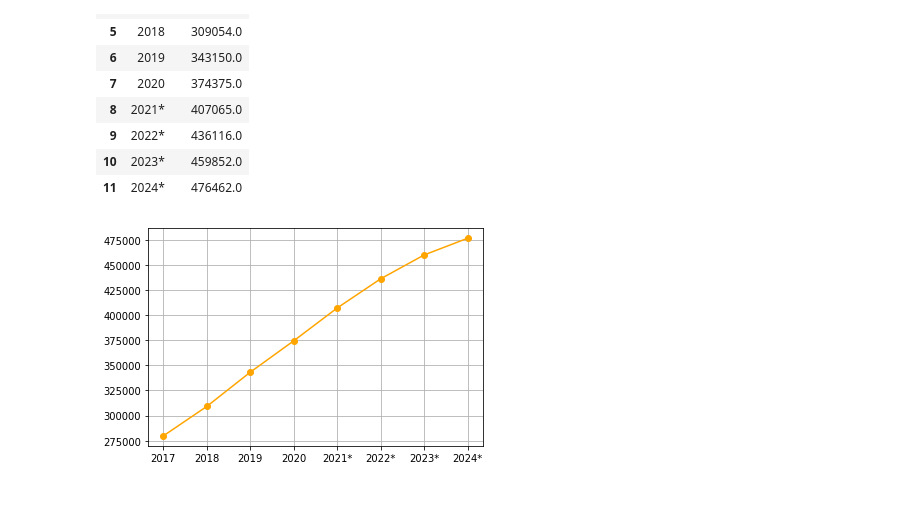
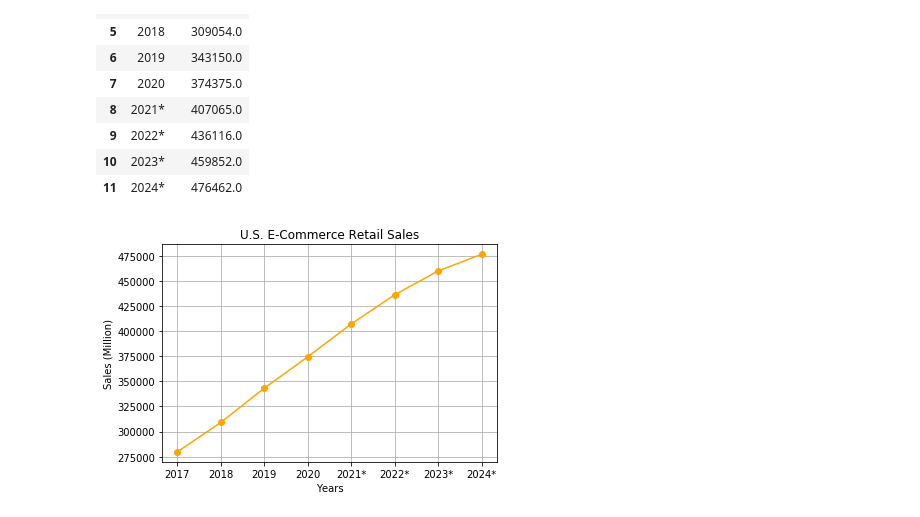
Before and after one commit to jeffhoffmanmba/Project1_eCommerce_Trends, a Jupyter notebook: us_retail_sales.ipynb, the cells around one changed output. Drawn from its saved outputs; the diff is of its cells as text; code cells hidden in the pictures.

```diff
--- a/us_retail_sales.ipynb
+++ b/us_retail_sales.ipynb
@@ -70,6 +70,9 @@ year = rename_df["Year"]
 sales = rename_df["Total Sales"]
 # %%
 plt.plot(year, sales, marker="o", color="orange")
+plt.title("U.S. E-Commerce Retail Sales")
+plt.xlabel("Years")
+plt.ylabel("Sales (Million)")
 plt.grid()
 # %% [output]
-[figure, old version]
+[figure, new version]
```
Also changed, not shown: 2 other files.
